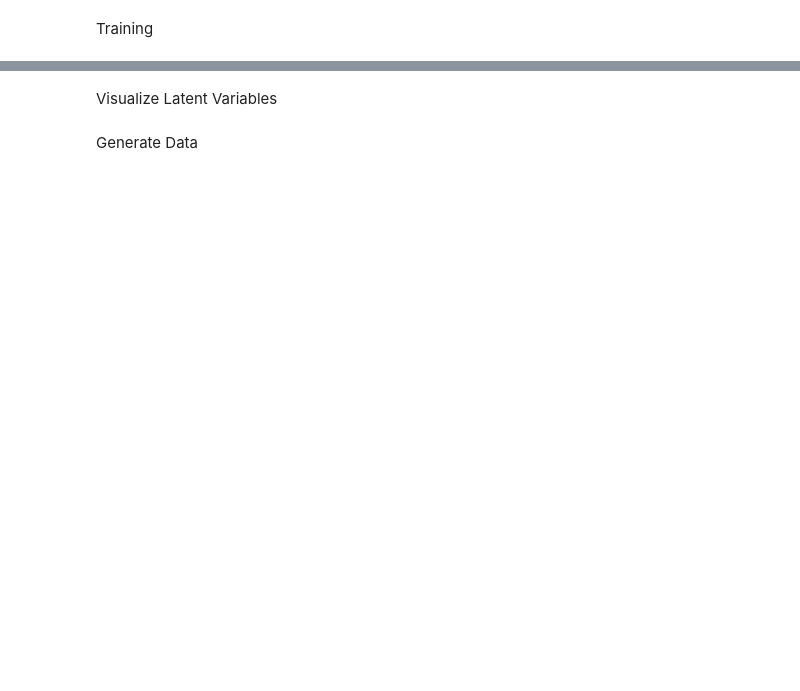
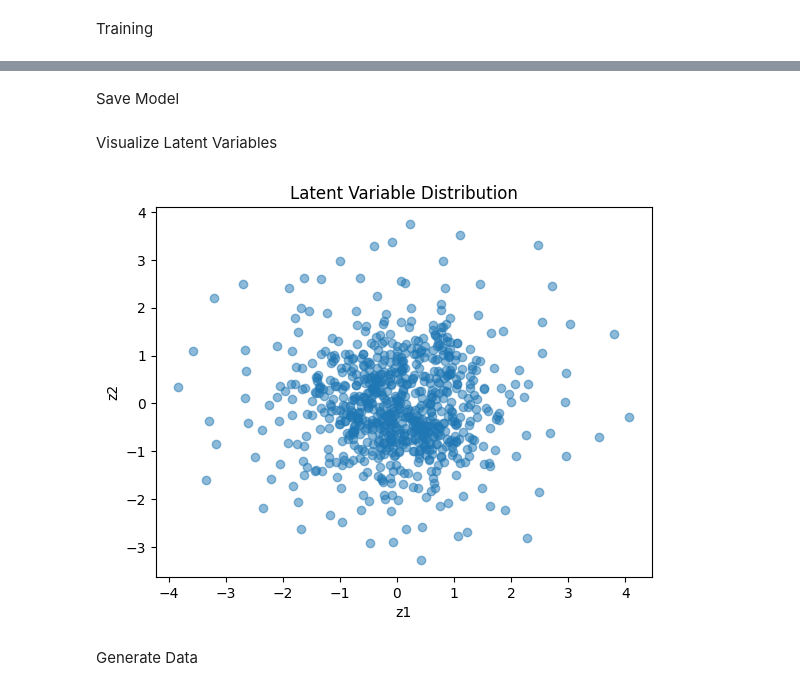
Before and after one commit to hootingli/VAE-for-2D-Shapes, a Jupyter notebook: VAE/VAE.ipynb, the cells around one changed output, grey strips where cells are left out. Drawn from its saved outputs; the diff is of its cells as text; code cells hidden in the pictures; blank space fills up the shorter version.

```diff
--- a/VAE/VAE.ipynb
+++ b/VAE/VAE.ipynb
@@ -21,23 +94,2 @@ train_data = TensorDataset(cw_tensor)
 # %% [markdown]
 Training
-# %%
-# Configuration
-INPUT_DIM = 100  # Adjusted input dimension to match your complex data
-H_DIM = 50
-Z_DIM = 20
-H_LAYERS = [2,2,2]
-LR_RATE = 1e-3
-BATCH_SIZE = 1024
-
-train_loader = DataLoader(dataset=train_data, batch_size=BATCH_SIZE, shuffle=True)
-model = ResVariationalAutoEncoder(input_dim=INPUT_DIM, h_dim=H_DIM, h_layers=H_LAYERS, z_dim=Z_DIM).to(DEVICE)
-optimizer = optim.Adam(model.parameters(), lr=LR_RATE, weight_decay=1e-5, betas=(0.9, 0.999))
-
-
-model.to(DEVICE)
-
-loader_size = len(train_loader)
-data_size = len(cw_tensor)
-loss_list = np.zeros(loader_size)  # To store reconstruction diff losses
-recon_loss_list = np.zeros(loader_size)  # To store reconstruction losses
-kl_loss_list = np.zeros(loader_size)         # To store KL divergence losses
@@ -99,0 +178,2 @@ Epoch 1590/5000 | Loss: 0.2031, Reconstruction: 0.1872, KL: 0.7923
+# %% [markdown]
+Save Model
@@ -105,41 +187,45 @@ import numpy as np
 import matplotlib.pyplot as plt
 
 
-def visualize_latent_distribution(model, data_loader, device='cpu', input_size=100):
+def visualize_latent_distribution(model, data_loader, device='cpu'):
     model.eval()  # Set the model to evaluation mode
     zs = []  # List to store the latent variables
 
     with torch.no_grad():  # No need to track gradients
-        for [x] in data_loader:
+        for batch in data_loader:
             # Handle DataLoader returning either (data, target) or just data
+            x = batch[0] if isinstance(batch, list) or isinstance(batch, tuple) else batch
             x = x.to(device, dtype=torch.float32)
             if x.dim() > 2:  # If your data is in a higher dimensional shape (e.g., images)
                 x = x.view(x.size(0), -1)  # Flatten the image
             # Ensure the flattened size matches the model's expected input size
             assert x.shape[1] == input_size, f"Input shape must be [batch_size, {input_size}], but got: {x.shape}"
             mu, sigma = model.encode(x)
             epsilon = torch.randn_like(sigma)
-            print(mu[0], sigma[0], epsilon[0])
             z = mu + sigma * epsilon  # Reparameterization trick
             zs.append(z.cpu().numpy())  # Move z to CPU and convert to numpy
 
     zs = np.concatenate(zs, axis=0)  # Combine all batch zs into a single array
 
     if zs.shape[1] == 2:  # Check if the latent space is 2D
         plt.scatter(zs[:, 0], zs[:, 1], alpha=0.5)
         plt.xlabel('z1')
         plt.ylabel('z2')
         plt.title('Latent Variable Distribution')
         plt.show()
     else:
         print("Latent space is not 2D. Consider using dimensionality reduction for visualization.")
         print(zs.shape[1])
 
 # Example usage
 device = torch.device('cuda' if torch.cuda.is_available() else 'cpu')
+input_size = 100  # Replace 200 with the actual size of your input data
+
 # Assuming 'train_data' is defined and is a PyTorch Dataset
 # Make sure your DataLoader is correctly set up to load the dataset
-data_loader = DataLoader(dataset=train_data, batch_size=256, shuffle=True)
-visualize_latent_distribution(model, data_loader, device, input_size=100)
+data_loader = DataLoader(dataset=train_data, batch_size=16, shuffle=True)
+visualize_latent_distribution(model, data_loader, device)
+# %% [output]
+[figure, added]
 # %% [markdown]
 Generate Data
```
Also changed, not shown: parts of 36 cells of this notebook, 4 other files.
